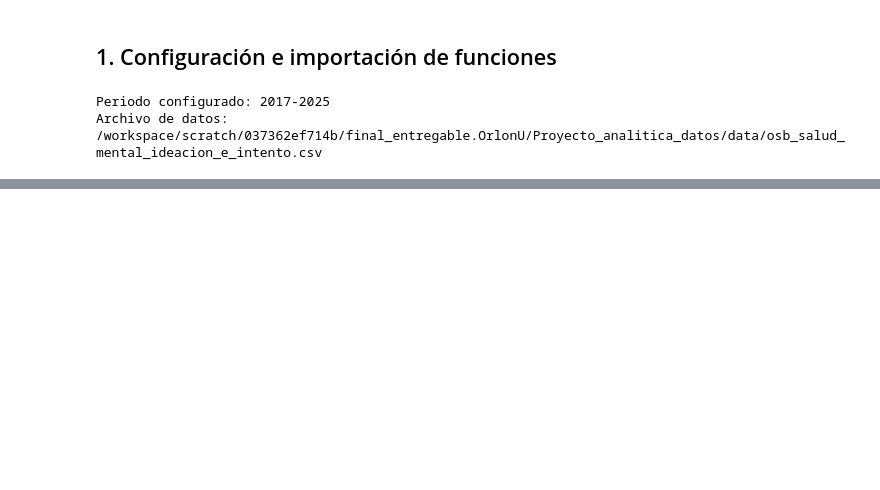
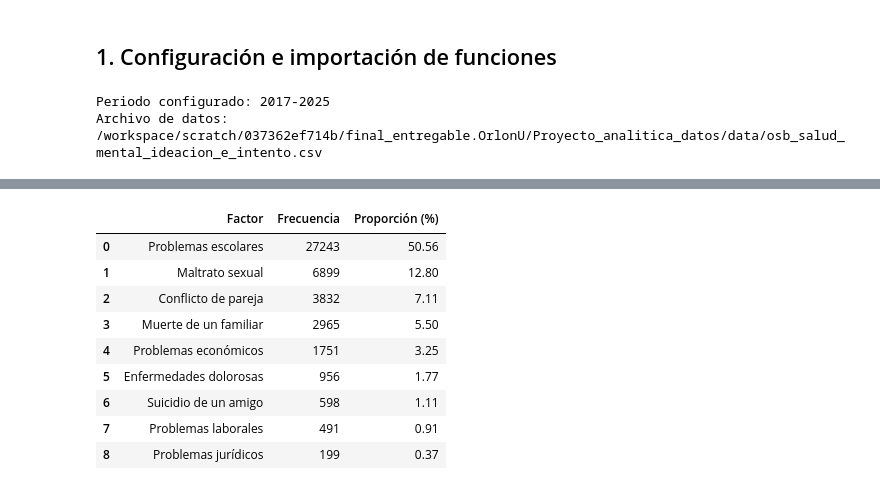
Before and after one commit to Pyate40/proyecto_analitica_datos, a Jupyter notebook: notebooks/analisis_factores_ideacion_suicida.ipynb, the cells around one changed output, grey strips where cells are left out. Drawn from its saved outputs; the diff is of its cells as text; code cells hidden in the pictures; blank space fills up the shorter version.

```diff
--- a/notebooks/analisis_factores_ideacion_suicida.ipynb
+++ b/notebooks/analisis_factores_ideacion_suicida.ipynb
@@ -180,3 +98,24 @@ if resultado_cochran.loc[0, "p-valor"] < 0.05:
+# %%
+resumen_global, resumen_anual, top3_anual = calcular_indicadores(datos_estudio)
+numero_anos = datos_estudio["ano_notificacion"].nunique()
+ranking = generar_ranking(resumen_global, top3_anual, numero_anos)
+
+resumen_global_mostrar = resumen_global[["Factor", "Frecuencia", "Proporción"]].copy()
+resumen_global_mostrar["Proporción (%)"] = (
+    resumen_global_mostrar.pop("Proporción") * 100
+).round(2)
+display(resumen_global_mostrar)
+# %% [output]
+|  | Factor | Frecuencia | Proporción (%) |
+| 0 | Problemas escolares | 27243 | 50.56 |
+| 1 | Maltrato sexual | 6899 | 12.80 |
+| 2 | Conflicto de pareja | 3832 | 7.11 |
+| 3 | Muerte de un familiar | 2965 | 5.50 |
+| 4 | Problemas económicos | 1751 | 3.25 |
+| 5 | Enfermedades dolorosas | 956 | 1.77 |
+| 6 | Suicidio de un amigo | 598 | 1.11 |
+| 7 | Problemas laborales | 491 | 0.91 |
+| 8 | Problemas jurídicos | 199 | 0.37 |
 # %%
 grafico_ranking_global(ranking)
 # %% [output]
```
Also changed, not shown: parts of 28 cells of this notebook.
